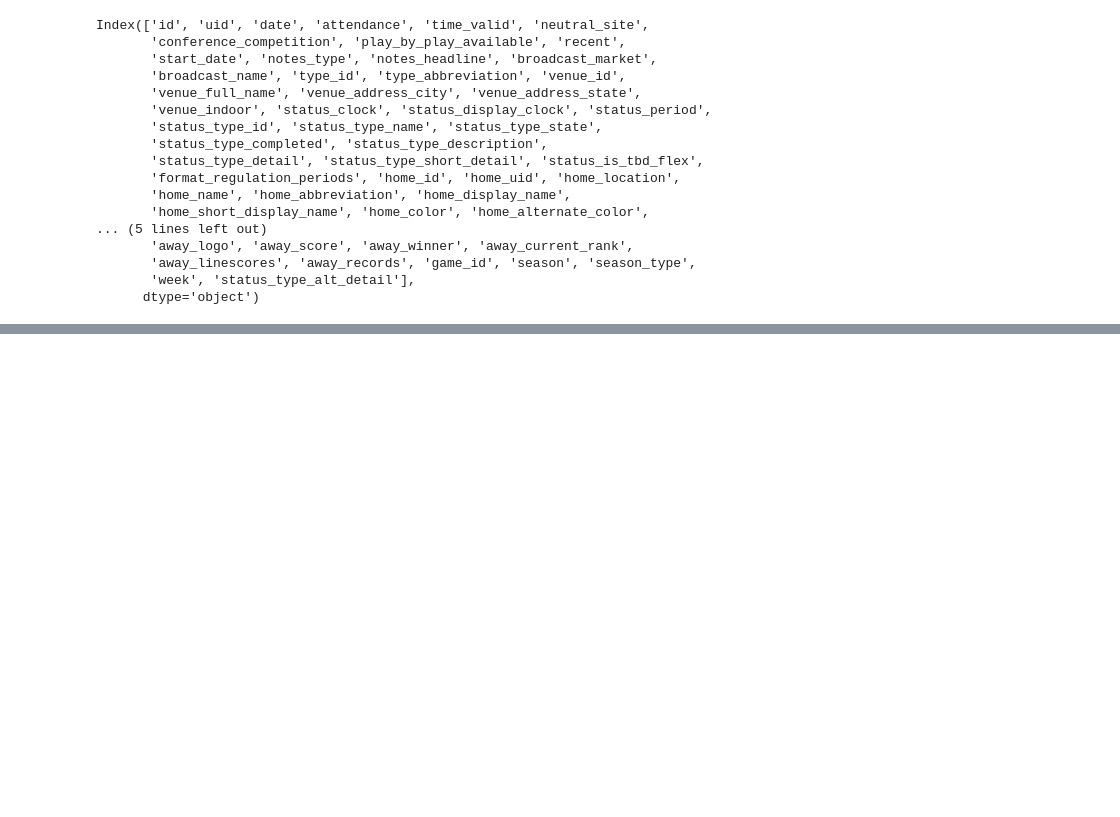
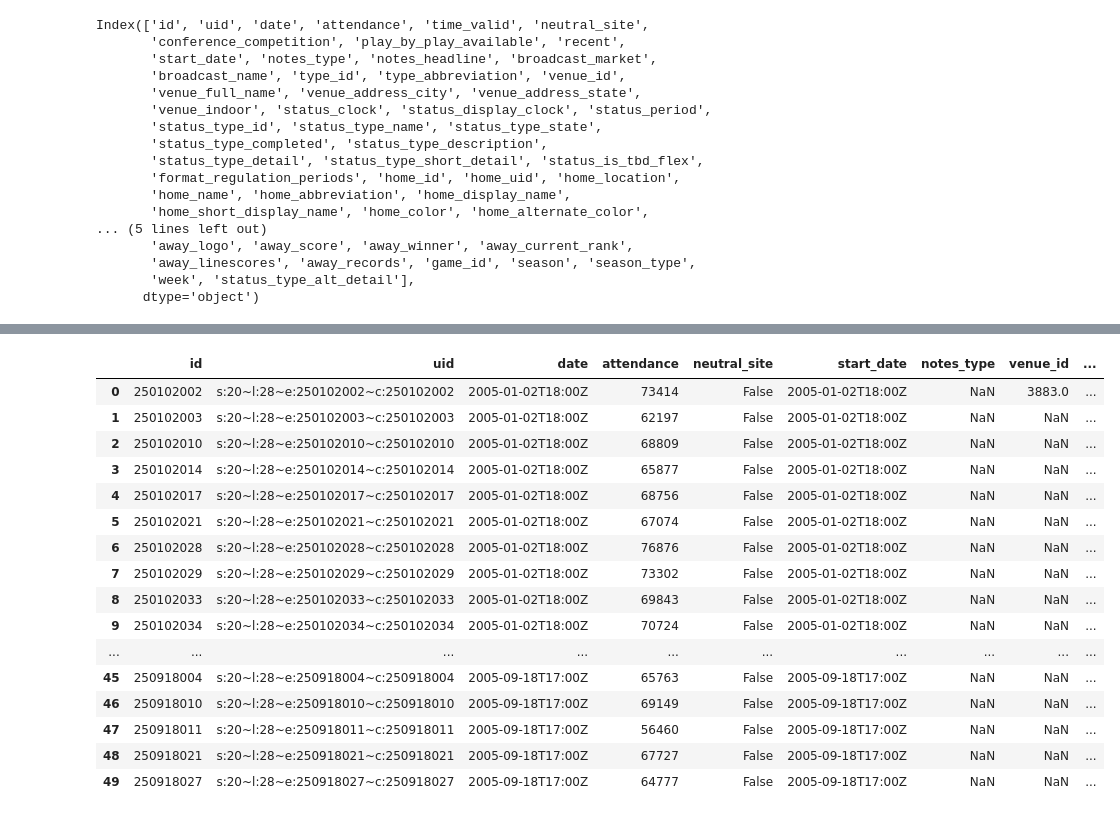
Before and after one commit to dan8239/nfl-data-engineering, a Jupyter notebook: src/box_scores/box_scores_eda.ipynb, the cells around one changed output, grey strips where cells are left out. Cells and saved outputs as stored; diff of their text form; code cells hidden in the pictures; blank space fills up the shorter version.

```diff
--- a/src/box_scores/box_scores_eda.ipynb
+++ b/src/box_scores/box_scores_eda.ipynb
@@ -84,3 +110,23 @@ box_scores_df["total_score_percentile"] = box_scores_df['total_score'].rank(pct=
+# %%
+box_scores_df.head(50)
+# %% [output]
+|  | id | uid | date | attendance | neutral_site | start_date | notes_type | venue_id | ... |
+| 0 | 250102002 | s:20~l:28~e:250102002~c:250102002 | 2005-01-02T18:00Z | 73414 | False | 2005-01-02T18:00Z | NaN | 3883.0 | ... |
+| 1 | 250102003 | s:20~l:28~e:250102003~c:250102003 | 2005-01-02T18:00Z | 62197 | False | 2005-01-02T18:00Z | NaN | NaN | ... |
+| 2 | 250102010 | s:20~l:28~e:250102010~c:250102010 | 2005-01-02T18:00Z | 68809 | False | 2005-01-02T18:00Z | NaN | NaN | ... |
+| 3 | 250102014 | s:20~l:28~e:250102014~c:250102014 | 2005-01-02T18:00Z | 65877 | False | 2005-01-02T18:00Z | NaN | NaN | ... |
+| 4 | 250102017 | s:20~l:28~e:250102017~c:250102017 | 2005-01-02T18:00Z | 68756 | False | 2005-01-02T18:00Z | NaN | NaN | ... |
+| 5 | 250102021 | s:20~l:28~e:250102021~c:250102021 | 2005-01-02T18:00Z | 67074 | False | 2005-01-02T18:00Z | NaN | NaN | ... |
+| 6 | 250102028 | s:20~l:28~e:250102028~c:250102028 | 2005-01-02T18:00Z | 76876 | False | 2005-01-02T18:00Z | NaN | NaN | ... |
+| 7 | 250102029 | s:20~l:28~e:250102029~c:250102029 | 2005-01-02T18:00Z | 73302 | False | 2005-01-02T18:00Z | NaN | NaN | ... |
+| 8 | 250102033 | s:20~l:28~e:250102033~c:250102033 | 2005-01-02T18:00Z | 69843 | False | 2005-01-02T18:00Z | NaN | NaN | ... |
+| 9 | 250102034 | s:20~l:28~e:250102034~c:250102034 | 2005-01-02T18:00Z | 70724 | False | 2005-01-02T18:00Z | NaN | NaN | ... |
+| ... | ... | ... | ... | ... | ... | ... | ... | ... | ... |
+| 45 | 250918004 | s:20~l:28~e:250918004~c:250918004 | 2005-09-18T17:00Z | 65763 | False | 2005-09-18T17:00Z | NaN | NaN | ... |
+| 46 | 250918010 | s:20~l:28~e:250918010~c:250918010 | 2005-09-18T17:00Z | 69149 | False | 2005-09-18T17:00Z | NaN | NaN | ... |
+| 47 | 250918011 | s:20~l:28~e:250918011~c:250918011 | 2005-09-18T17:00Z | 56460 | False | 2005-09-18T17:00Z | NaN | NaN | ... |
+| 48 | 250918021 | s:20~l:28~e:250918021~c:250918021 | 2005-09-18T17:00Z | 67727 | False | 2005-09-18T17:00Z | NaN | NaN | ... |
+| 49 | 250918027 | s:20~l:28~e:250918027~c:250918027 | 2005-09-18T17:00Z | 64777 | False | 2005-09-18T17:00Z | NaN | NaN | ... |
 # %%
 score_cols = ["home_score",
     "away_score",
```
Also changed, not shown: parts of 18 cells of this notebook, 2 other files.
